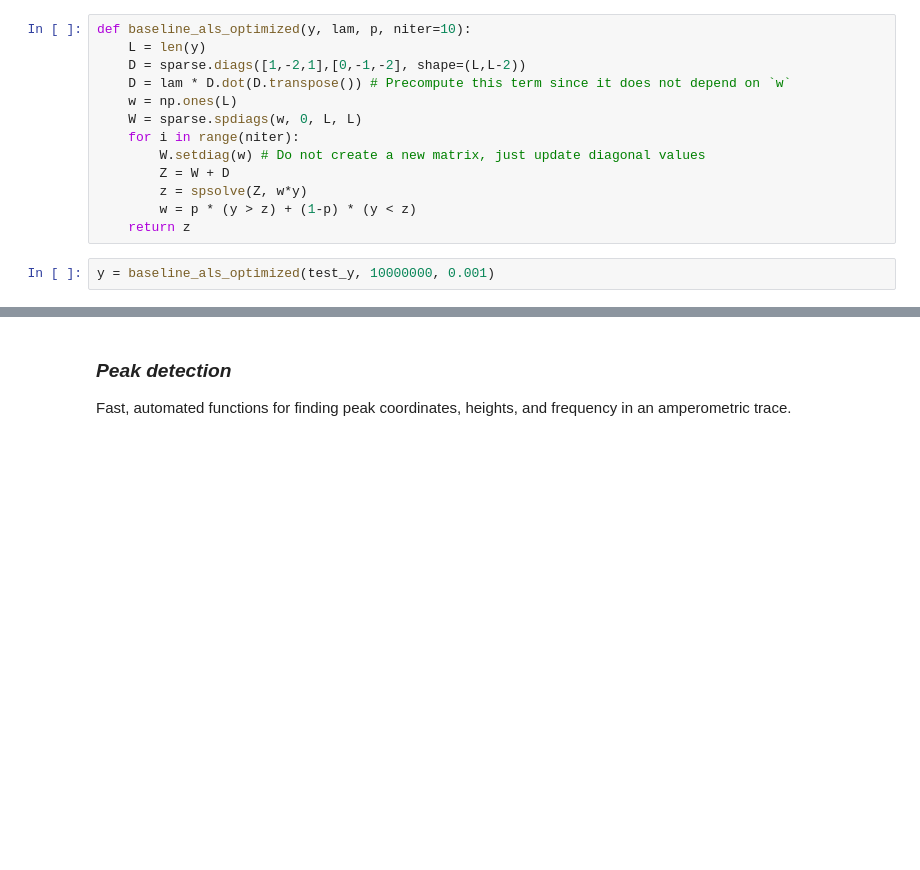
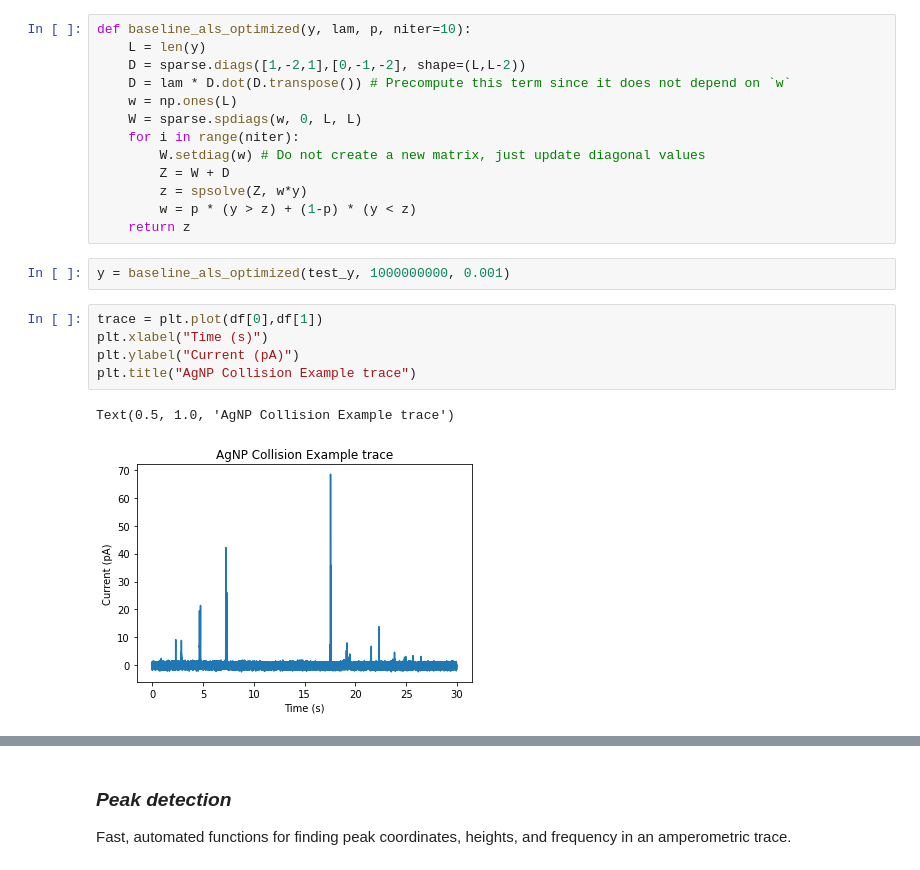
Before and after one commit to cmcalli716/SignalProcessing, a Jupyter notebook: SignalProcessing/Amperometry Signal Processing Software - Development Notebook .ipynb, the cells around one changed output, grey strips where cells are left out. Drawn from its saved outputs; the diff is of its cells as text; blank space fills up the shorter version.

```diff
--- a/SignalProcessing/Amperometry Signal Processing Software - Development Notebook .ipynb
+++ b/SignalProcessing/Amperometry Signal Processing Software - Development Notebook .ipynb
@@ -47,4 +75,12 @@ def baseline_als_optimized(y, lam, p, niter=10):
         w = p * (y > z) + (1-p) * (y < z)
     return z
 # %%
-y = baseline_als_optimized(test_y, 10000000, 0.001)
+y = baseline_als_optimized(test_y, 1000000000, 0.001)
+# %%
+trace = plt.plot(df[0],df[1])
+plt.xlabel("Time (s)")
+plt.ylabel("Current (pA)")
+plt.title("AgNP Collision Example trace")
+# %% [output]
+Text(0.5, 1.0, 'AgNP Collision Example trace')
+[figure, added]
```
Also changed, not shown: parts of 11 cells of this notebook, 1 other file.
